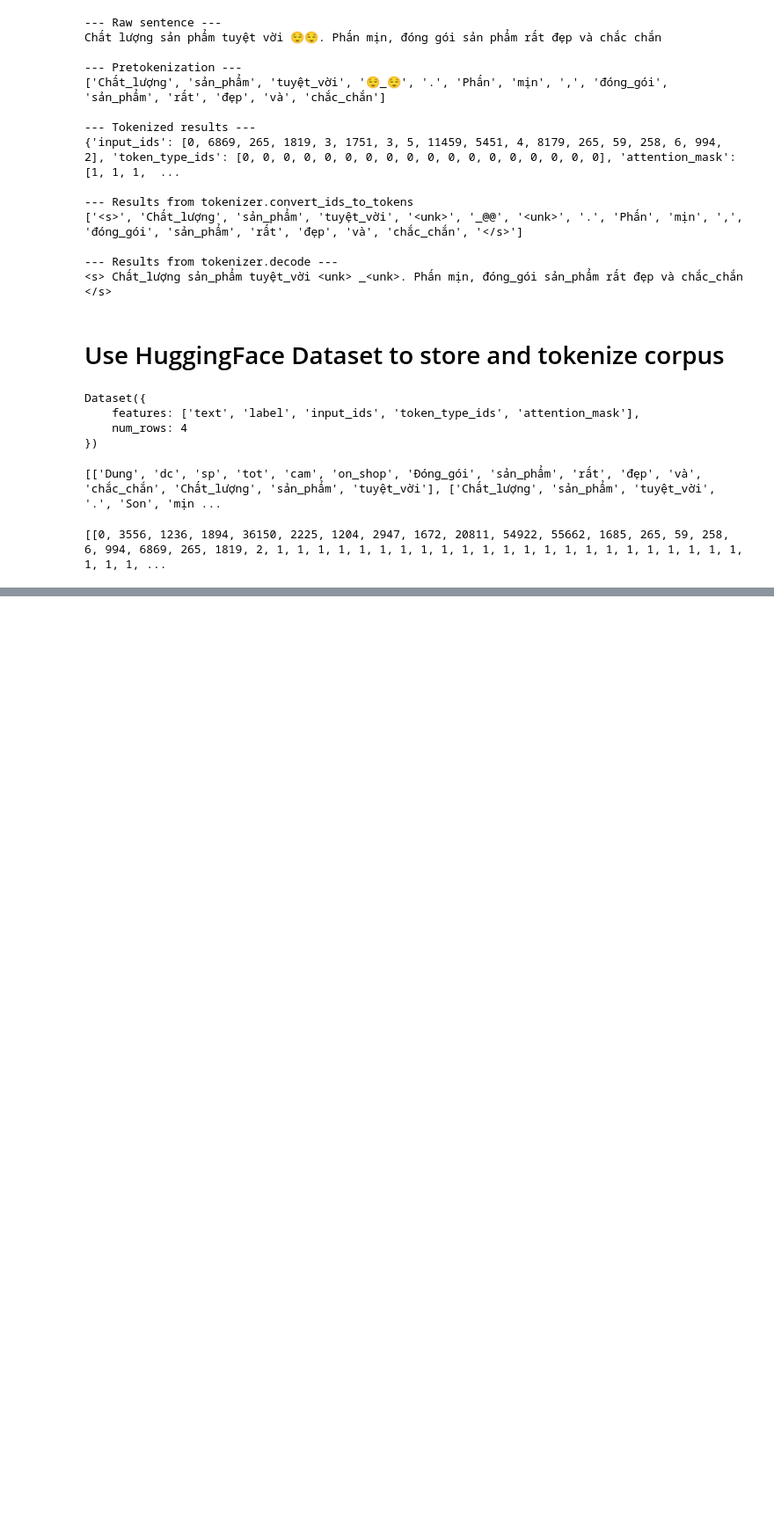
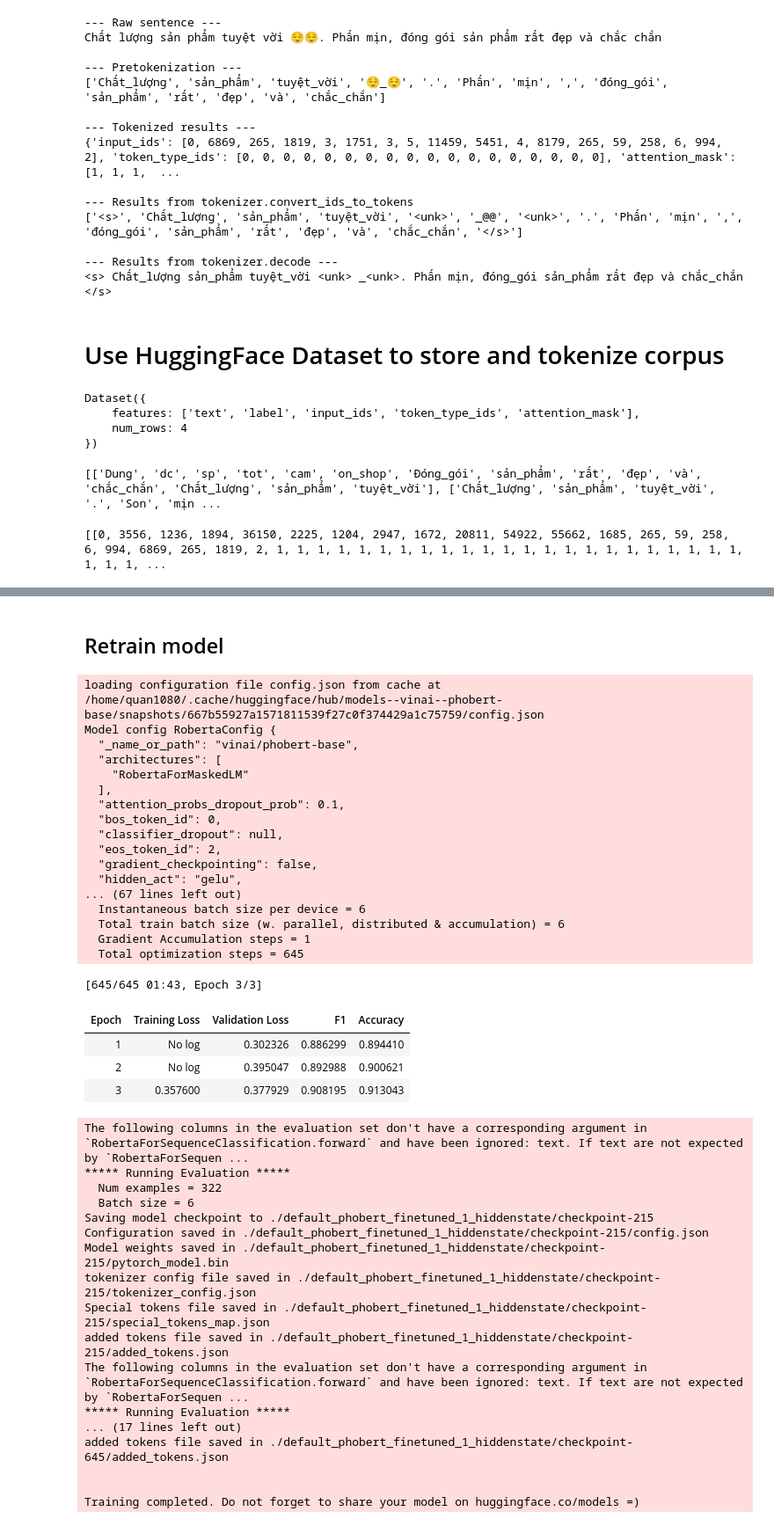
Before and after one commit to anhquan0412/nlp_practice, a Jupyter notebook: teaching_nlp/nlp_classification.ipynb, the cells around one changed output, grey strips where cells are left out. Shown at 88% size. Saved outputs shown, nothing was run; the diff lists cells and outputs as text; code cells hidden in the pictures; blank space fills up the shorter version.

```diff
--- a/teaching_nlp/nlp_classification.ipynb
+++ b/teaching_nlp/nlp_classification.ipynb
@@ -376,2 +444,0 @@ from transformers import AutoModelForSequenceClassification
-# %%
-model = AutoModelForSequenceClassification.from_pretrained("vinai/phobert-base", num_labels=2)
@@ -383,0 +461,3 @@ You should probably TRAIN this model on a down-stream task to be able to use it
+# %%
+device = torch.device("cuda" if torch.cuda.is_available() else "cpu")
+device
@@ -383,0 +466,5 @@ You should probably TRAIN this model on a down-stream task to be able to use it
+# %%
+def base_model_init(get_hidden=False):
+    model = AutoModelForSequenceClassification.from_pretrained("vinai/phobert-base", num_labels=2,output_hidden_states=get_hidden)
+    model = model.to(device)
+    return model
@@ -383,0 +886,19 @@ You should probably TRAIN this model on a down-stream task to be able to use it
+# %%
+# train_dataset = Dataset.from_dict(
+#                         {'text': train_text,
+#                         'label':train_label,
+#                         }
+#                     )
+# test_dataset = Dataset.from_dict(
+#                         {'text': test_text,
+#                         }
+#                     )
+
+# train_dataset_tokenized = train_dataset.map(tokenize_function,batched=True)
+# test_dataset_tokenized= test_dataset.map(tokenize_function,batched=True)
+
+# train_dataset_tokenized = train_dataset_tokenized.shuffle()
+train_sample = train_dataset_tokenized.shuffle().select(range(int(train_dataset_tokenized.num_rows*0.1)))
+sample_dataset_tokenized = DatasetDict()
+sample_dataset_tokenized['train'] = train_sample.select(range(int(train_sample.num_rows*0.8)))
+sample_dataset_tokenized['validation'] = train_sample.select(range(int(train_sample.num_rows*0.8),train_sample.num_rows))
@@ -383,0 +909,49 @@ You should probably TRAIN this model on a down-stream task to be able to use it
+# %% [markdown]
+## Retrain model
+# %%
+lr = 1e-4
+bs=6
+wd=0.01
+epochs= 3
+o_dir = './default_phobert_finetuned_1_hiddenstate'
+tmp = finetune(lr,bs,wd,epochs,ddict=sample_dataset_tokenized,o_dir = o_dir,model_init=partial(base_model_init,get_hidden=True))
+# %% [output]
+loading configuration file config.json from cache at /home/quan1080/.cache/huggingface/hub/models--vinai--phobert-base/snapshots/667b55927a1571811539f27c0f374429a1c75759/config.json
+Model config RobertaConfig {
+  "_name_or_path": "vinai/phobert-base",
+  "architectures": [
+    "RobertaForMaskedLM"
+  ],
+  "attention_probs_dropout_prob": 0.1,
+  "bos_token_id": 0,
+  "classifier_dropout": null,
+  "eos_token_id": 2,
+  "gradient_checkpointing": false,
+  "hidden_act": "gelu",
+... (67 lines left out)
+  Instantaneous batch size per device = 6
+  Total train batch size (w. parallel, distributed & accumulation) = 6
+  Gradient Accumulation steps = 1
+  Total optimization steps = 645
+[645/645 01:43, Epoch 3/3]
+| Epoch | Training Loss | Validation Loss | F1 | Accuracy |
+| 1 | No log | 0.302326 | 0.886299 | 0.894410 |
+| 2 | No log | 0.395047 | 0.892988 | 0.900621 |
+| 3 | 0.357600 | 0.377929 | 0.908195 | 0.913043 |
+The following columns in the evaluation set don't have a corresponding argument in `RobertaForSequenceClassification.forward` and have been ignored: text. If text are not expected by `RobertaForSequen ...
+***** Running Evaluation *****
+  Num examples = 322
+  Batch size = 6
+Saving model checkpoint to ./default_phobert_finetuned_1_hiddenstate/checkpoint-215
+Configuration saved in ./default_phobert_finetuned_1_hiddenstate/checkpoint-215/config.json
+Model weights saved in ./default_phobert_finetuned_1_hiddenstate/checkpoint-215/pytorch_model.bin
+tokenizer config file saved in ./default_phobert_finetuned_1_hiddenstate/checkpoint-215/tokenizer_config.json
+Special tokens file saved in ./default_phobert_finetuned_1_hiddenstate/checkpoint-215/special_tokens_map.json
+added tokens file saved in ./default_phobert_finetuned_1_hiddenstate/checkpoint-215/added_tokens.json
+The following columns in the evaluation set don't have a corresponding argument in `RobertaForSequenceClassification.forward` and have been ignored: text. If text are not expected by `RobertaForSequen ...
+***** Running Evaluation *****
+... (17 lines left out)
+added tokens file saved in ./default_phobert_finetuned_1_hiddenstate/checkpoint-645/added_tokens.json
+
+
+Training completed. Do not forget to share your model on huggingface.co/models =)
```
Also changed, not shown: parts of 77 cells of this notebook, 2 other files.
